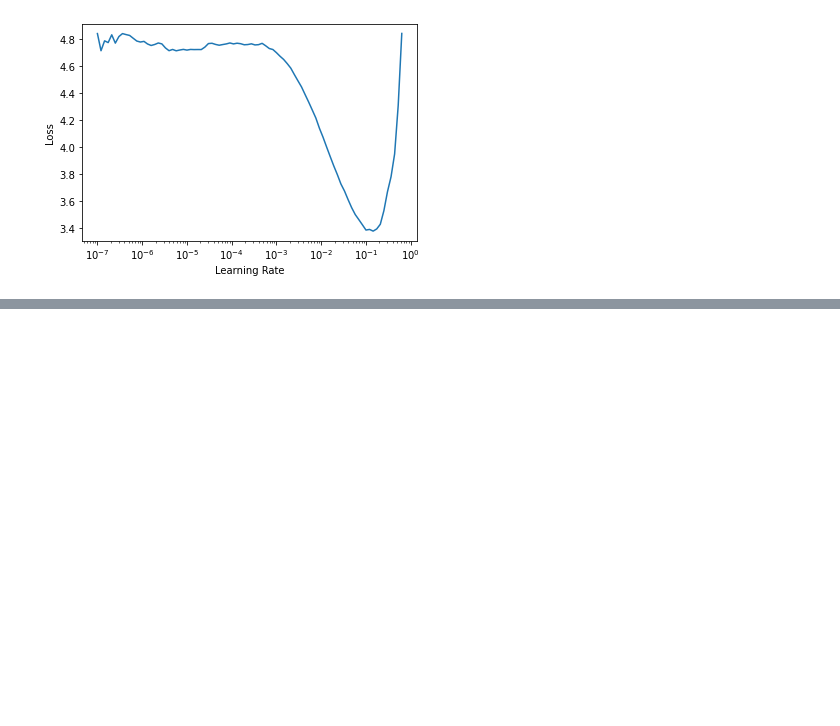
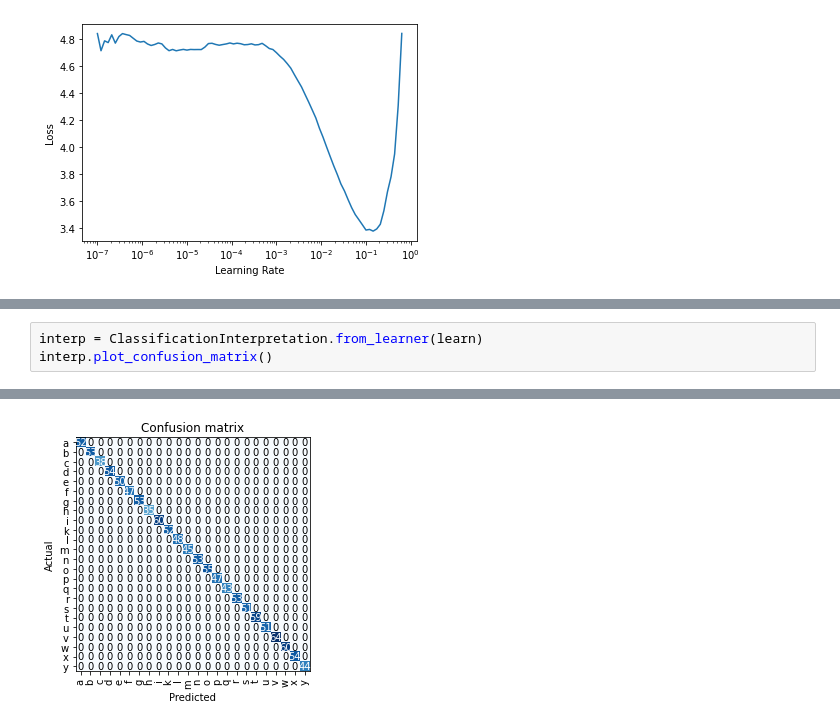
Before and after one commit to gracekang2/asl-alphabet-classifier, a Jupyter notebook: train_model.ipynb, the cells around one changed output, grey strips where cells are left out. Cells and saved outputs as stored; diff of their text form; blank space fills up the shorter version.

```diff
--- a/train_model.ipynb
+++ b/train_model.ipynb
@@ -109,0 +114,4 @@ learn.fine_tune(2, 7e-3)
+# %%
+interp = ClassificationInterpretation.from_learner(learn)
+interp.plot_confusion_matrix()
+# %% [output]
@@ -109,0 +119 @@ learn.fine_tune(2, 7e-3)
+[figure, added]
```
Also changed, not shown: parts of 18 cells of this notebook, 8 other files.
